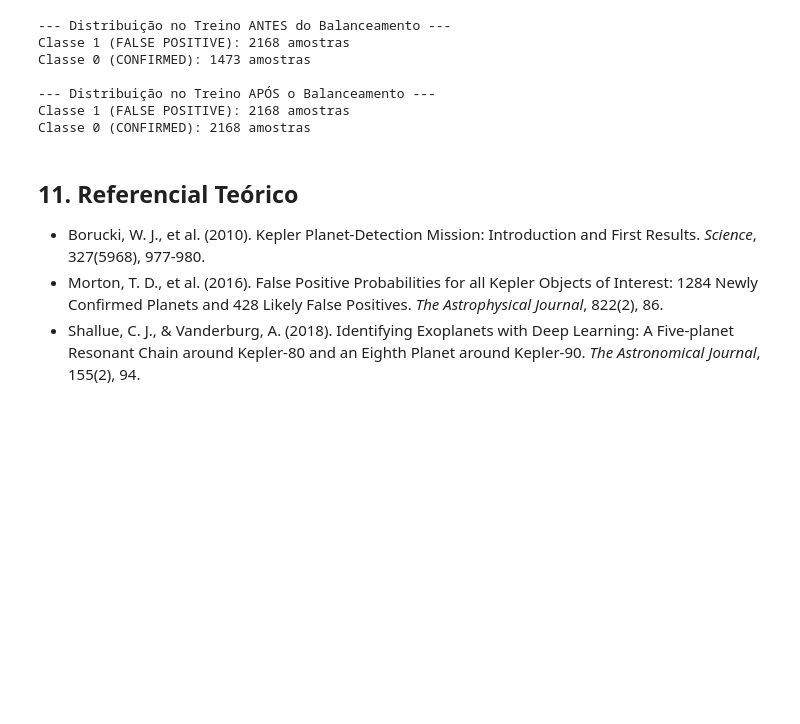
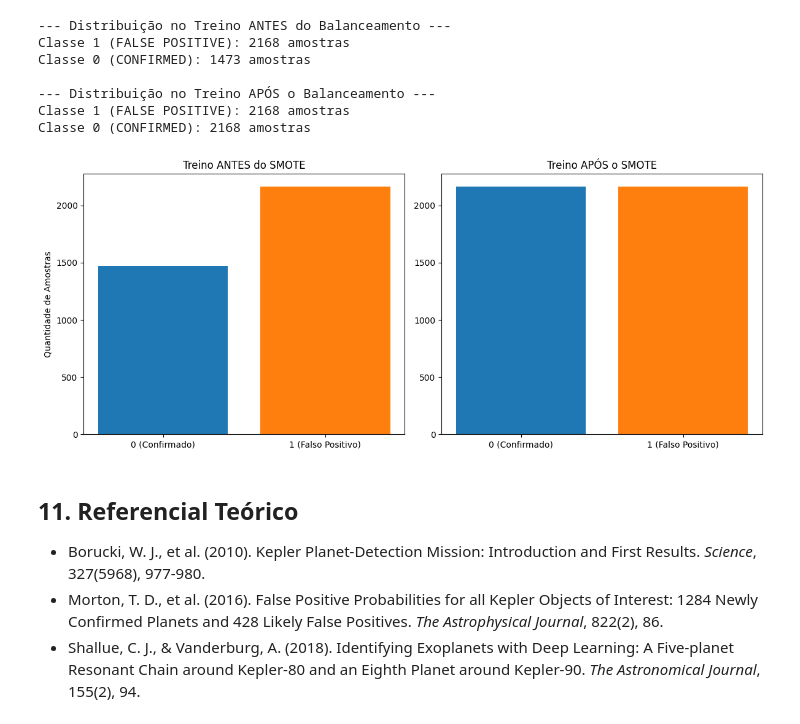
Before and after one commit to pedrinndias/study, a Jupyter notebook: trabalho-pratico-1-encontrando-exoplanetas.ipynb, the cells around one changed output. Drawn from its saved outputs; the diff is of its cells as text; code cells hidden in the pictures; blank space fills up the shorter version.

Commit message:
Kaggle Notebook | trabalho_pratico_1_encontrando_exoplanetas | Versão 9 - Plotagem de Gráficos

```diff
--- a/trabalho-pratico-1-encontrando-exoplanetas.ipynb
+++ b/trabalho-pratico-1-encontrando-exoplanetas.ipynb
@@ -317,6 +319,28 @@ Classe 0 (CONFIRMED): 1473 amostras
 --- Distribuição no Treino APÓS o Balanceamento ---
 Classe 1 (FALSE POSITIVE): 2168 amostras
 Classe 0 (CONFIRMED): 2168 amostras
+# %%
+# Criação da figura com dois gráficos lado a lado
+fig, axes = plt.subplots(1, 2, figsize=(12, 5))
+
+# Gráfico 1: Antes do SMOTE
+axes[0].bar(['0 (Confirmado)', '1 (Falso Positivo)'],
+            [contagem_antes[0], contagem_antes[1]],
+            color=['#1f77b4', '#ff7f0e'])
+axes[0].set_title('Treino ANTES do SMOTE')
+axes[0].set_ylabel('Quantidade de Amostras')
+
+# Gráfico 2: Após o SMOTE
+axes[1].bar(['0 (Confirmado)', '1 (Falso Positivo)'],
+            [contagem_depois[0], contagem_depois[1]],
+            color=['#1f77b4', '#ff7f0e'])
+axes[1].set_title('Treino APÓS o SMOTE')
+
+# Ajuste de layout e exibição
+plt.tight_layout()
+plt.show()
+# %% [output]
+[figure, added]
 # %% [markdown]
 ## 11. Referencial Teórico
 
```
Also changed, not shown: parts of 1 cell of this notebook.
